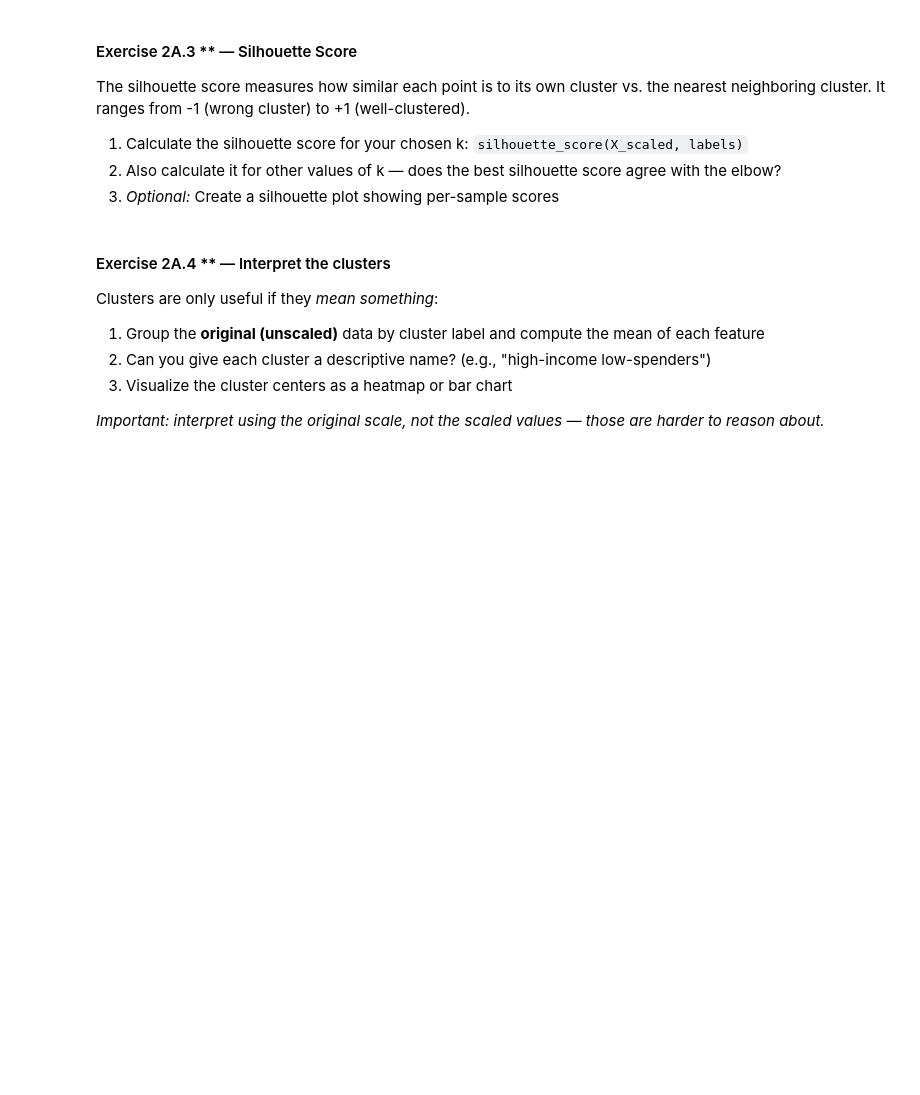
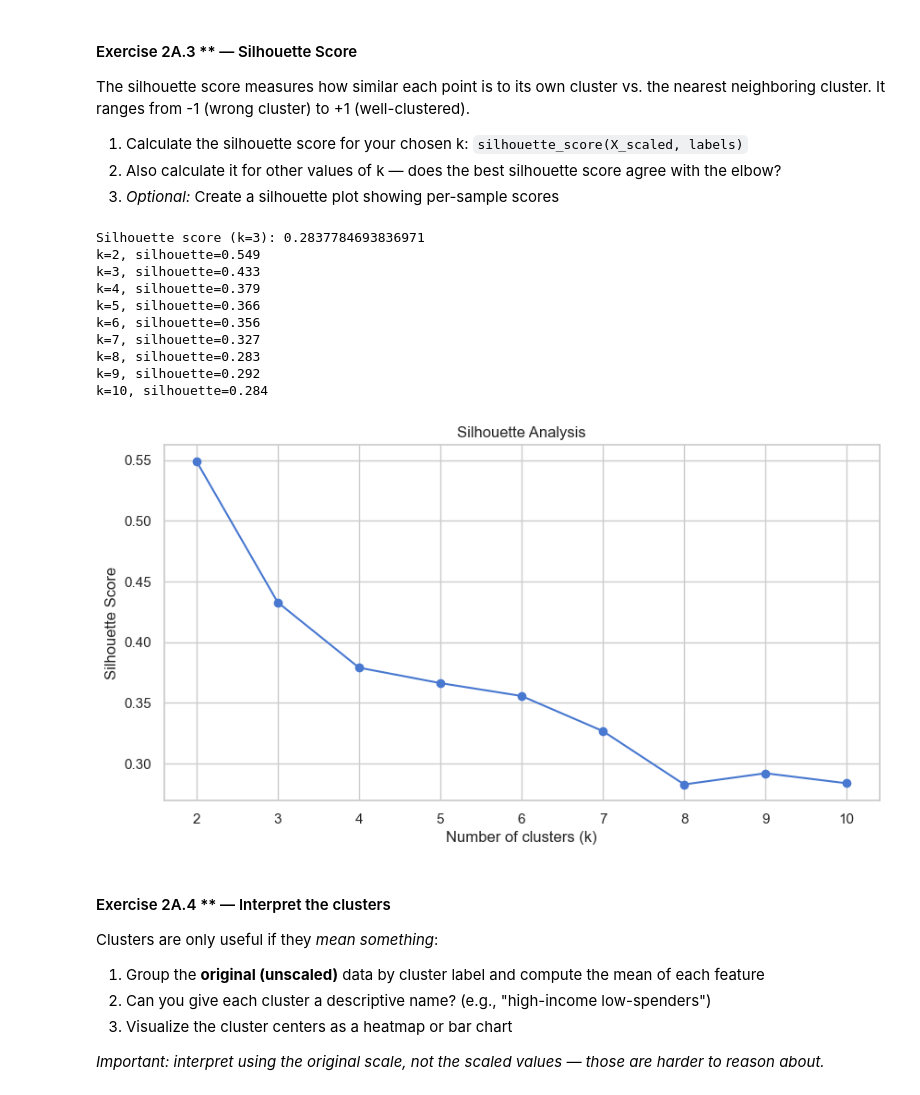
Before and after one commit to NootNoot583/Workshop-UML, a Jupyter notebook: unsupervised_ml_workshop.ipynb, the cells around one changed output. Saved outputs shown, nothing was run; the diff lists cells and outputs as text; code cells hidden in the pictures; blank space fills up the shorter version.

```diff
--- a/unsupervised_ml_workshop.ipynb
+++ b/unsupervised_ml_workshop.ipynb
@@ -293,3 +332,40 @@ The silhouette score measures how similar each point is to its own cluster vs. t
+# %%
+# Your code here
+
+from sklearn.metrics import silhouette_score
+
+score = silhouette_score(X_scaled, labels)
+print("Silhouette score (k=3):", score)
+
+scores = []
+k_values = range(2, 11)
+
+for k in k_values:
+    kmeans = KMeans(n_clusters=k, random_state=42, n_init=10)
+    labels = kmeans.fit_predict(X_scaled)
+    score = silhouette_score(X_scaled, labels)
+    scores.append(score)
+    print(f"k={k}, silhouette={score:.3f}")
+
+import matplotlib.pyplot as plt
+
+plt.plot(k_values, scores, marker='o')
+plt.xlabel("Number of clusters (k)")
+plt.ylabel("Silhouette Score")
+plt.title("Silhouette Analysis")
+plt.show()
+# %% [output]
+Silhouette score (k=3): 0.2837784693836971
+k=2, silhouette=0.549
+k=3, silhouette=0.433
+k=4, silhouette=0.379
+k=5, silhouette=0.366
+k=6, silhouette=0.356
+k=7, silhouette=0.327
+k=8, silhouette=0.283
+k=9, silhouette=0.292
+k=10, silhouette=0.284
+[figure, added]
 # %% [markdown]
 #### Exercise 2A.4 ** — Interpret the clusters
 
```
Also changed, not shown: parts of 11 cells of this notebook.
